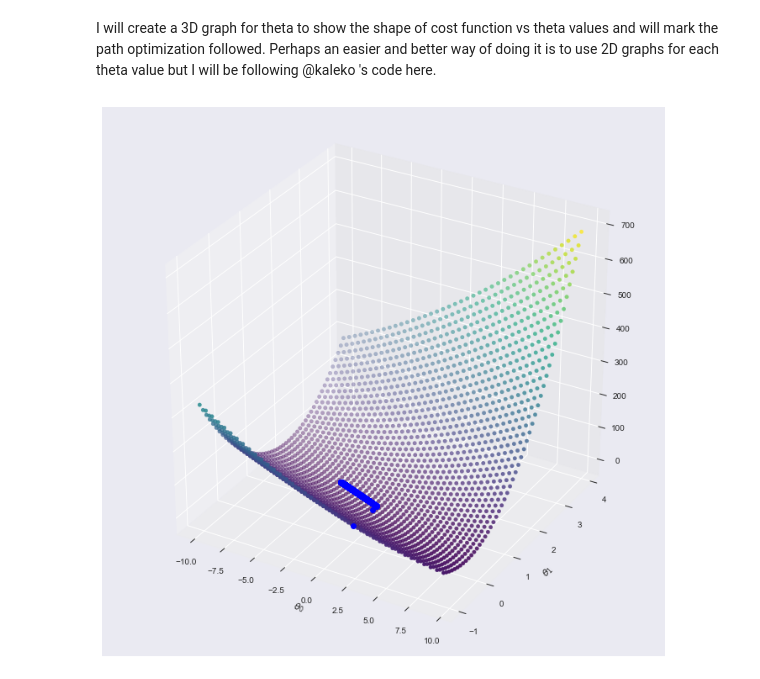
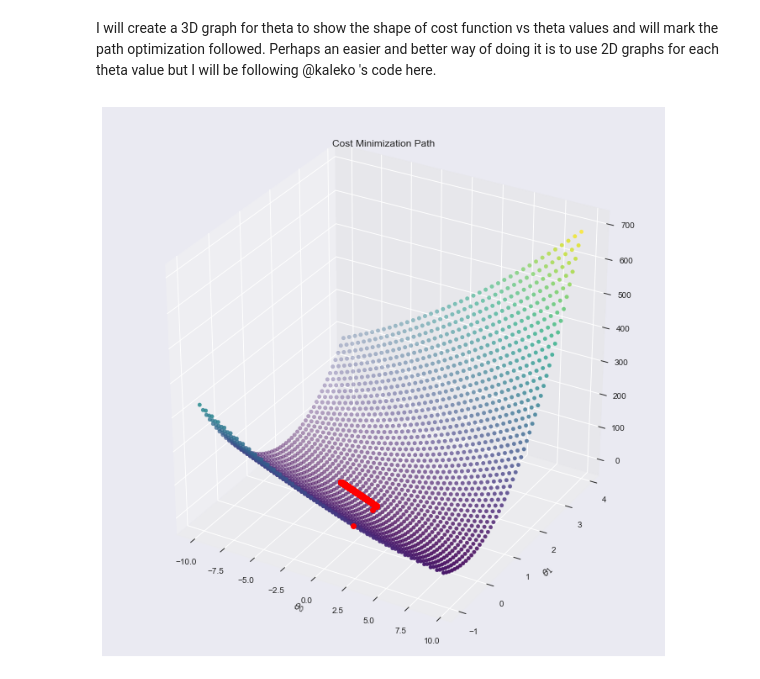
Before and after one commit to alperenevrin/MachineLearniNg, a Jupyter notebook: Ex 1/Linear Regression with One Variable.ipynb, the cells around one changed output. Drawn from its saved outputs; the diff is of its cells as text; code cells hidden in the pictures.

```diff
--- a/Ex 1/Linear Regression with One Variable.ipynb
+++ b/Ex 1/Linear Regression with One Variable.ipynb
@@ -222,34 +222,30 @@ ax.set(xlabel = 'Iterations', ylabel = 'Cost',
 I will create a 3D graph for theta to show the shape of cost function vs theta values and will mark the path optimization followed. Perhaps an easier and better way of doing it is to use 2D graphs for each theta value but I will be following @kaleko 's code here.
 # %%
 from mpl_toolkits import mplot3d
-from matplotlib import cm
-import itertools
-#I honestly loaded last two libraries because kaleko did but I think
-#they are not necessary in my modification. I will give it a try
-#without importing them
 
 fig = plt.figure(figsize=(12,12))
 ax = fig.gca(projection='3d')
 
 #Create the grill for theta
 xvals = np.arange(-10, 10, 0.5)
 yvals = np.arange(-1, 4, 0.1)
 #There are 40 x 50 = 2000 points
 mxs = np.empty(2000)
 mys = np.empty(2000)
 mzs = np.empty(2000)
 iters = 0
 
 for i in xvals:
     for j in yvals:
         mxs[iters] = i
         mys[iters] = j
         mzs[iters] = cost_function(X, y, np.array([[i], [j]]))
         iters += 1
 
 ax.scatter(mxs, mys, mzs, c=np.abs(mzs), cmap=plt.get_cmap('viridis'))
-ax.set(xlabel=r'$\theta_0$', ylabel=r'$\theta_1$')
-#Need to find the setting for size of text for label
-plt.plot([x for x in theta_values[0,:,:]],[x for x in theta_values[1,:,:]],'bo-');
+ax.set(xlabel=r'$\theta_0$', ylabel=r'$\theta_1$',
+      title = 'Cost Minimization Path')
+#Need to find the setting for size of text. They look tiny
+plt.plot([x for x in theta_values[0,:,:]],[x for x in theta_values[1,:,:]],'ro-');
 # %% [output]
-[figure, old version]
+[figure, new version]
```
